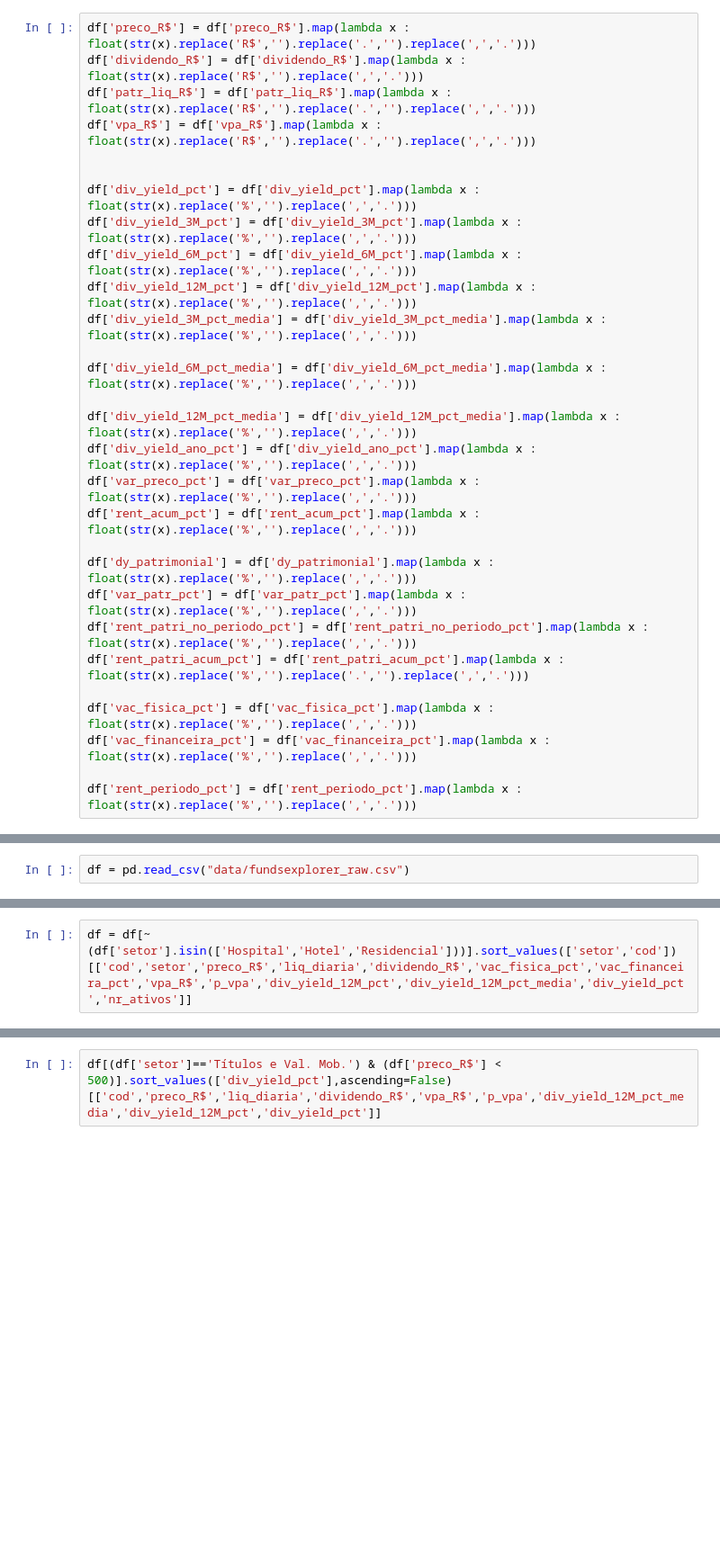
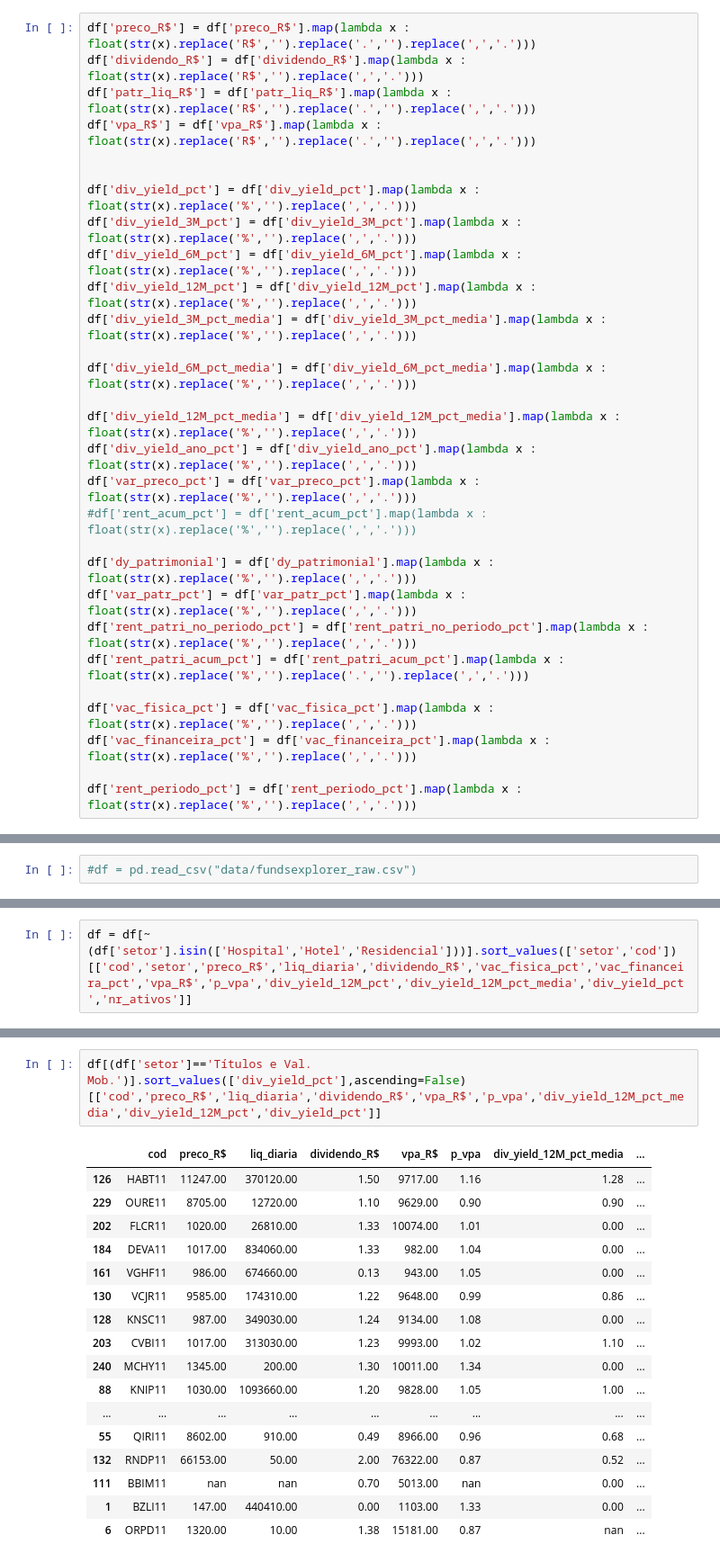
Before and after one commit to altierispeixoto/fundamentus, a Jupyter notebook: notebooks/funds-explorer.ipynb, the cells around one changed output, grey strips where cells are left out. Shown at 90% size. Drawn from its saved outputs; the diff is of its cells as text; blank space fills up the shorter version.

```diff
--- a/notebooks/funds-explorer.ipynb
+++ b/notebooks/funds-explorer.ipynb
@@ -70,7 +75,7 @@ df['div_yield_6M_pct_media'] = df['div_yield_6M_pct_media'].map(lambda x : float
 df['div_yield_12M_pct_media'] = df['div_yield_12M_pct_media'].map(lambda x : float(str(x).replace('%','').replace(',','.')))
 df['div_yield_ano_pct'] = df['div_yield_ano_pct'].map(lambda x : float(str(x).replace('%','').replace(',','.')))
 df['var_preco_pct'] = df['var_preco_pct'].map(lambda x : float(str(x).replace('%','').replace(',','.')))
-df['rent_acum_pct'] = df['rent_acum_pct'].map(lambda x : float(str(x).replace('%','').replace(',','.')))
+#df['rent_acum_pct'] = df['rent_acum_pct'].map(lambda x : float(str(x).replace('%','').replace(',','.')))
 
 df['dy_patrimonial'] = df['dy_patrimonial'].map(lambda x : float(str(x).replace('%','').replace(',','.')))
 df['var_patr_pct'] = df['var_patr_pct'].map(lambda x : float(str(x).replace('%','').replace(',','.')))
@@ -86,4 +91,4 @@ df.to_csv("data/fundsexplorer_raw.csv",index=False)
 # %%
-df = pd.read_csv("data/fundsexplorer_raw.csv")
+#df = pd.read_csv("data/fundsexplorer_raw.csv")
 # %%
 df[(df['cod'].isin(['ABCP11','BCRI11','BBPO11','CPTS11B','EDFO11B','FVPQ11','FIIB11','HGBS11','HGCR11','HGLG11','HGPO11','HGRE11','KNCR11','KNRI11','KNHY11','MALL11','MXRF11','OUJP11','PQDP11','SDIL11','TGAR11','VRTA11','VISC11','XPLG11']))][['cod','setor']].sort_values(['setor'])
@@ -94,4 +124,22 @@ df['setor'].unique()
 # %%
-df[(df['setor']=='Títulos e Val. Mob.') & (df['preco_R$'] < 500)].sort_values(['div_yield_pct'],ascending=False)[['cod','preco_R$','liq_diaria','dividendo_R$','vpa_R$','p_vpa','div_yield_12M_pct_media','div_yield_12M_pct','div_yield_pct']]
+df[(df['setor']=='Títulos e Val. Mob.')].sort_values(['div_yield_pct'],ascending=False)[['cod','preco_R$','liq_diaria','dividendo_R$','vpa_R$','p_vpa','div_yield_12M_pct_media','div_yield_12M_pct','div_yield_pct']]
+# %% [output]
+|  | cod | preco_R$ | liq_diaria | dividendo_R$ | vpa_R$ | p_vpa | div_yield_12M_pct_media | ... |
+| 126 | HABT11 | 11247.00 | 370120.00 | 1.50 | 9717.00 | 1.16 | 1.28 | ... |
+| 229 | OURE11 | 8705.00 | 12720.00 | 1.10 | 9629.00 | 0.90 | 0.90 | ... |
+| 202 | FLCR11 | 1020.00 | 26810.00 | 1.33 | 10074.00 | 1.01 | 0.00 | ... |
+| 184 | DEVA11 | 1017.00 | 834060.00 | 1.33 | 982.00 | 1.04 | 0.00 | ... |
+| 161 | VGHF11 | 986.00 | 674660.00 | 0.13 | 943.00 | 1.05 | 0.00 | ... |
+| 130 | VCJR11 | 9585.00 | 174310.00 | 1.22 | 9648.00 | 0.99 | 0.86 | ... |
+| 128 | KNSC11 | 987.00 | 349030.00 | 1.24 | 9134.00 | 1.08 | 0.00 | ... |
+| 203 | CVBI11 | 1017.00 | 313030.00 | 1.23 | 9993.00 | 1.02 | 1.10 | ... |
+| 240 | MCHY11 | 1345.00 | 200.00 | 1.30 | 10011.00 | 1.34 | 0.00 | ... |
+| 88 | KNIP11 | 1030.00 | 1093660.00 | 1.20 | 9828.00 | 1.05 | 1.00 | ... |
+| ... | ... | ... | ... | ... | ... | ... | ... | ... |
+| 55 | QIRI11 | 8602.00 | 910.00 | 0.49 | 8966.00 | 0.96 | 0.68 | ... |
+| 132 | RNDP11 | 66153.00 | 50.00 | 2.00 | 76322.00 | 0.87 | 0.52 | ... |
+| 111 | BBIM11 | nan | nan | 0.70 | 5013.00 | nan | 0.00 | ... |
+| 1 | BZLI11 | 147.00 | 440410.00 | 0.00 | 1103.00 | 1.33 | 0.00 | ... |
+| 6 | ORPD11 | 1320.00 | 10.00 | 1.38 | 15181.00 | 0.87 | nan | ... |
 # %%
 df[(df['setor']=='Logística')  & (df['nr_ativos'] > 5) & (df['preco_R$'] < 1000)]
```
Also changed, not shown: parts of 10 cells of this notebook.
